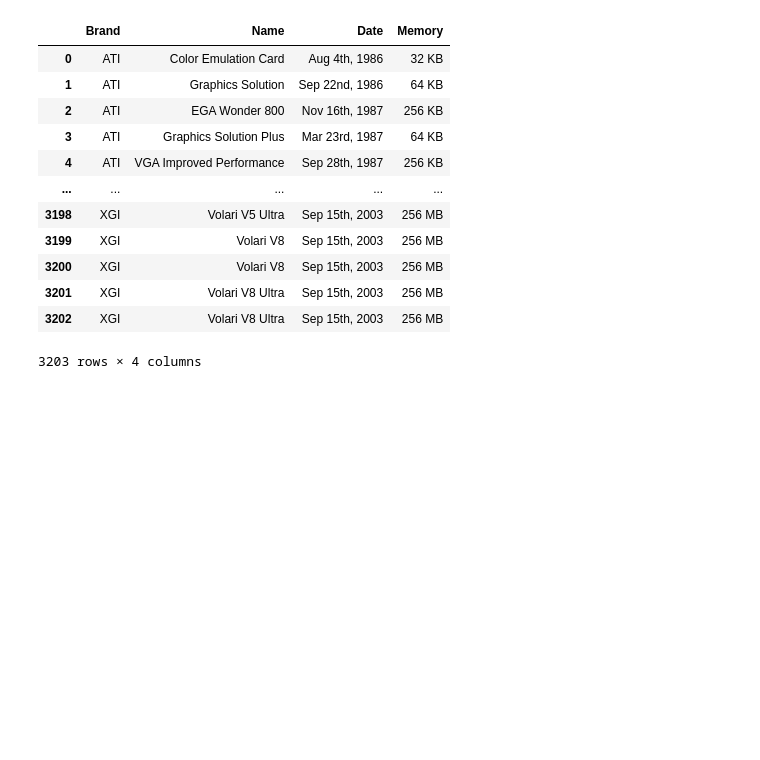
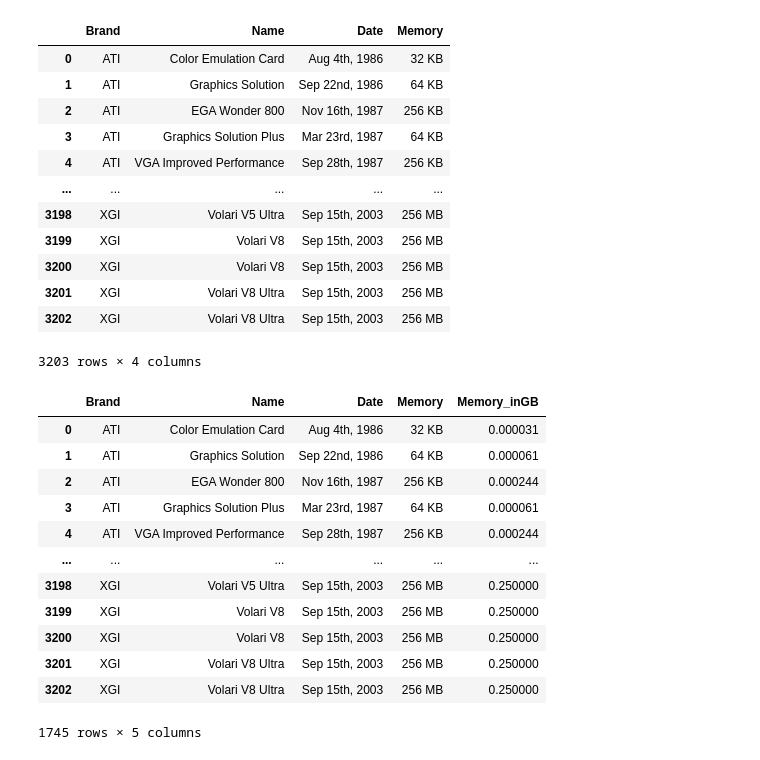
Before and after one commit to chambers29/gpu-analysis, a Jupyter notebook: analysis_dateVSmemory.ipynb, the cells around one changed output. Drawn from its saved outputs; the diff is of its cells as text; code cells hidden in the pictures; blank space fills up the shorter version.

```diff
--- a/analysis_dateVSmemory.ipynb
+++ b/analysis_dateVSmemory.ipynb
@@ -50,0 +52,16 @@ mem_unit = df["Memory"].str.extract(r"(KB|MB|GB)")
+# %%
+df
+# %% [output]
+|  | Brand | Name | Date | Memory | Memory_inGB |
+| 0 | ATI | Color Emulation Card | Aug 4th, 1986 | 32 KB | 0.000031 |
+| 1 | ATI | Graphics Solution | Sep 22nd, 1986 | 64 KB | 0.000061 |
+| 2 | ATI | EGA Wonder 800 | Nov 16th, 1987 | 256 KB | 0.000244 |
+| 3 | ATI | Graphics Solution Plus | Mar 23rd, 1987 | 64 KB | 0.000061 |
+| 4 | ATI | VGA Improved Performance | Sep 28th, 1987 | 256 KB | 0.000244 |
+| ... | ... | ... | ... | ... | ... |
+| 3198 | XGI | Volari V5 Ultra | Sep 15th, 2003 | 256 MB | 0.250000 |
+| 3199 | XGI | Volari V8 | Sep 15th, 2003 | 256 MB | 0.250000 |
+| 3200 | XGI | Volari V8 | Sep 15th, 2003 | 256 MB | 0.250000 |
+| 3201 | XGI | Volari V8 Ultra | Sep 15th, 2003 | 256 MB | 0.250000 |
+| 3202 | XGI | Volari V8 Ultra | Sep 15th, 2003 | 256 MB | 0.250000 |
+1745 rows × 5 columns
```
Also changed, not shown: parts of 8 cells of this notebook.
